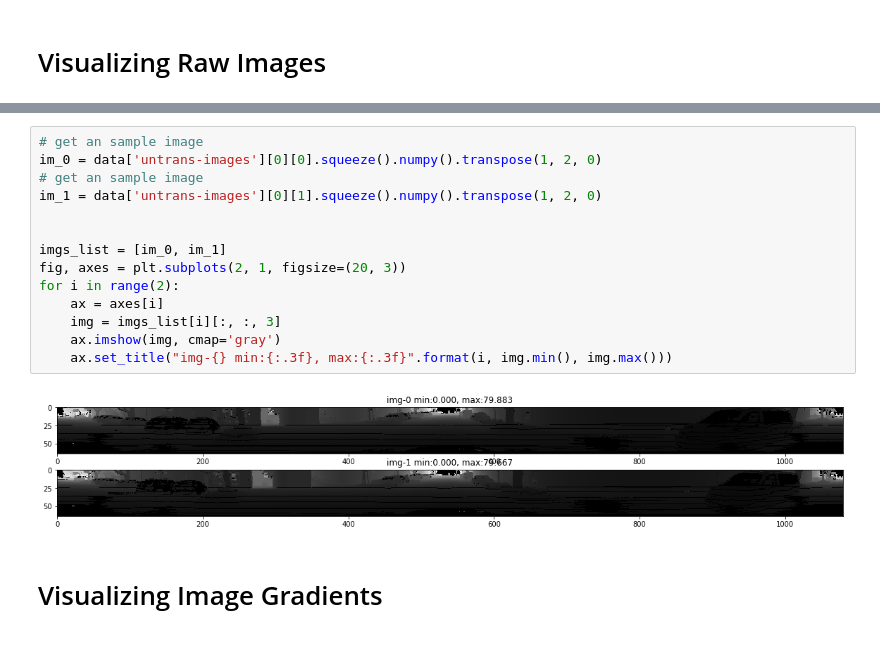
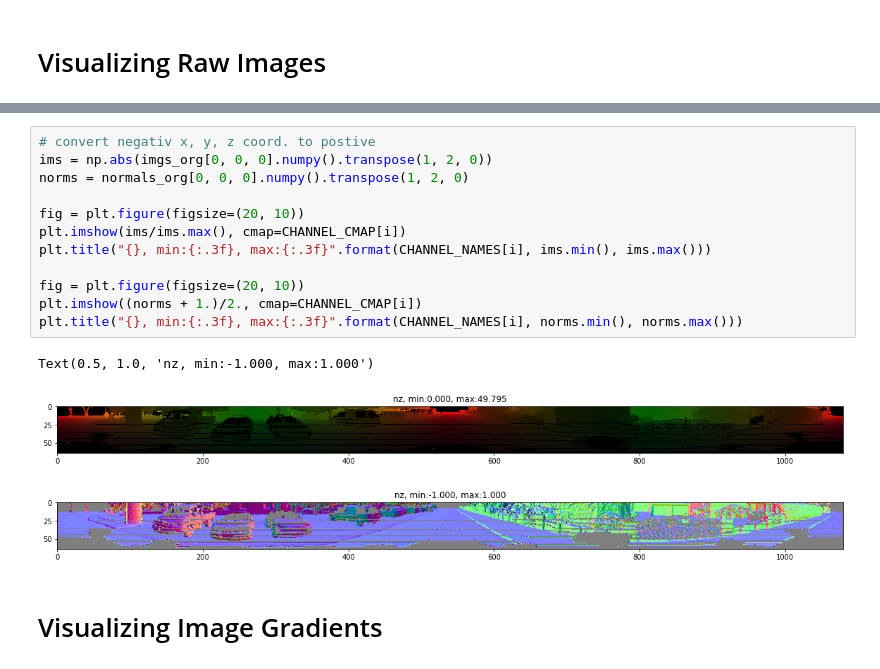
Before and after one commit to ArashJavan/DeepLIO, a Jupyter notebook: notebooks/01_kitti_ds_vis.ipynb, the cells around one changed output, grey strips where cells are left out. Saved outputs shown, nothing was run; the diff lists cells and outputs as text.

```diff
--- a/notebooks/01_kitti_ds_vis.ipynb
+++ b/notebooks/01_kitti_ds_vis.ipynb
@@ -115,19 +131,19 @@ Image shape:  (64, 1080, 5)
-# %%
-# get an sample image
-im_0 = data['untrans-images'][0][0].squeeze().numpy().transpose(1, 2, 0)
-# get an sample image
-im_1 = data['untrans-images'][0][1].squeeze().numpy().transpose(1, 2, 0)
-
-
-imgs_list = [im_0, im_1]
-fig, axes = plt.subplots(2, 1, figsize=(20, 3))
-for i in range(2):
-    ax = axes[i]
-    img = imgs_list[i][:, :, 3]
-    ax.imshow(img, cmap='gray')
-    ax.set_title("img-{} min:{:.3f}, max:{:.3f}".format(i, img.min(), img.max()))
-# %% [output]
-[figure, removed]
+# %%
+# convert negativ x, y, z coord. to postive
+ims = np.abs(imgs_org[0, 0, 0].numpy().transpose(1, 2, 0))
+norms = normals_org[0, 0, 0].numpy().transpose(1, 2, 0)
+
+fig = plt.figure(figsize=(20, 10))
+plt.imshow(ims/ims.max(), cmap=CHANNEL_CMAP[i])
+plt.title("{}, min:{:.3f}, max:{:.3f}".format(CHANNEL_NAMES[i], ims.min(), ims.max()))
+
+fig = plt.figure(figsize=(20, 10))
+plt.imshow((norms + 1.)/2., cmap=CHANNEL_CMAP[i])
+plt.title("{}, min:{:.3f}, max:{:.3f}".format(CHANNEL_NAMES[i], norms.min(), norms.max()))
+# %% [output]
+Text(0.5, 1.0, 'nz, min:-1.000, max:1.000')
+[figure, added]
+[figure, added]
 # %% [markdown]
 # Visualizing Image Gradients
 # %%
```
Also changed, not shown: parts of 7 cells of this notebook, 4 other files.
